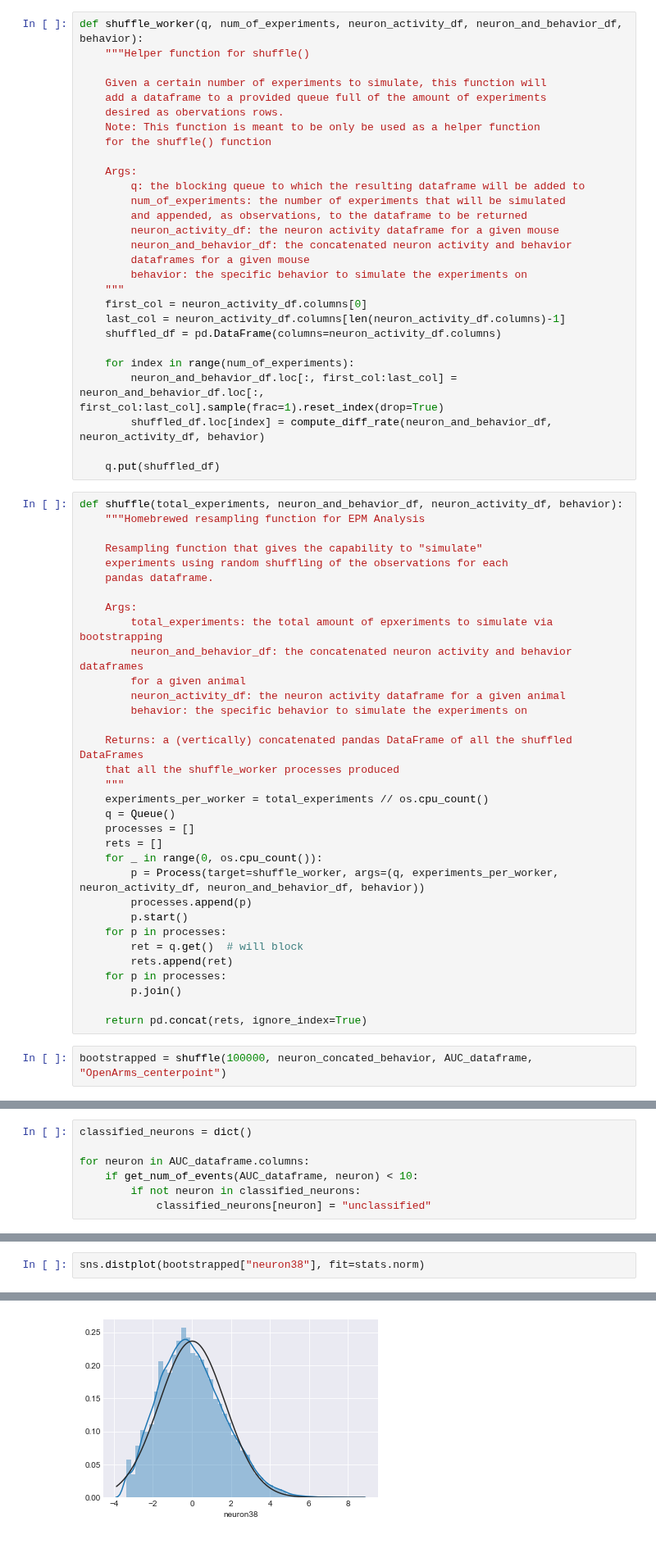
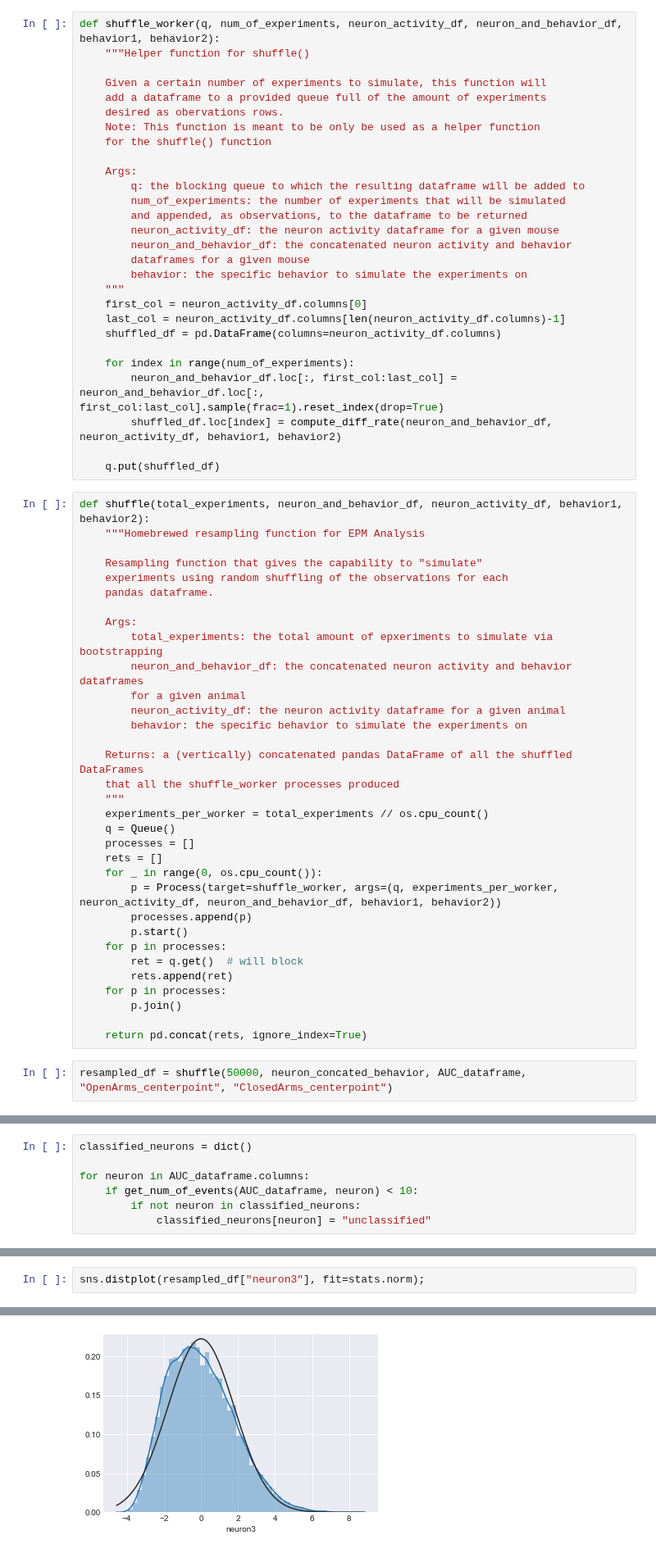
Before and after one commit to smu160/PvsNP, a Jupyter notebook: EPM_Analysis.ipynb, the cells around one changed output, grey strips where cells are left out. Shown at 82% size. Saved outputs shown, nothing was run; the diff lists cells and outputs as text.

Commit message:
Amended resampling function to work for 2 behaviors rather than just 1

```diff
--- a/EPM_Analysis.ipynb
+++ b/EPM_Analysis.ipynb
@@ -127,5 +122,5 @@ Name: neuron38, dtype: object
 # %%
-def shuffle_worker(q, num_of_experiments, neuron_activity_df, neuron_and_behavior_df, behavior):
+def shuffle_worker(q, num_of_experiments, neuron_activity_df, neuron_and_behavior_df, behavior1, behavior2):
     """Helper function for shuffle()
 
     Given a certain number of experiments to simulate, this function will
@@ -149,11 +144,11 @@ def shuffle_worker(q, num_of_experiments, neuron_activity_df, neuron_and_behavio
 
     for index in range(num_of_experiments):
         neuron_and_behavior_df.loc[:, first_col:last_col] = neuron_and_behavior_df.loc[:, first_col:last_col].sample(frac=1).reset_index(drop=True)
-        shuffled_df.loc[index] = compute_diff_rate(neuron_and_behavior_df, neuron_activity_df, behavior)
+        shuffled_df.loc[index] = compute_diff_rate(neuron_and_behavior_df, neuron_activity_df, behavior1, behavior2)
 
     q.put(shuffled_df)
 # %%
-def shuffle(total_experiments, neuron_and_behavior_df, neuron_activity_df, behavior):
+def shuffle(total_experiments, neuron_and_behavior_df, neuron_activity_df, behavior1, behavior2):
     """Homebrewed resampling function for EPM Analysis
 
     Resampling function that gives the capability to "simulate"
@@ -175,7 +170,7 @@ def shuffle(total_experiments, neuron_and_behavior_df, neuron_activity_df, behav
     processes = []
     rets = []
     for _ in range(0, os.cpu_count()):
-        p = Process(target=shuffle_worker, args=(q, experiments_per_worker, neuron_activity_df, neuron_and_behavior_df, behavior))
+        p = Process(target=shuffle_worker, args=(q, experiments_per_worker, neuron_activity_df, neuron_and_behavior_df, behavior1, behavior2))
         processes.append(p)
         p.start()
     for p in processes:
@@ -186,4 +181,4 @@ def shuffle(total_experiments, neuron_and_behavior_df, neuron_activity_df, behav
 
     return pd.concat(rets, ignore_index=True)
 # %%
-bootstrapped = shuffle(100000, neuron_concated_behavior, AUC_dataframe, "OpenArms_centerpoint")
+resampled_df = shuffle(50000, neuron_concated_behavior, AUC_dataframe, "OpenArms_centerpoint", "ClosedArms_centerpoint")
@@ -278,6 +262,6 @@ neuron56
 neuron64
 neuron65
 # %%
-sns.distplot(bootstrapped["neuron38"], fit=stats.norm)
+sns.distplot(resampled_df["neuron3"], fit=stats.norm);
 # %% [output]
 The 'normed' kwarg is deprecated, and has been replaced by the 'density' kwarg.
@@ -285,4 +268,4 @@ The 'normed' kwarg is deprecated, and has been replaced by the 'density' kwarg.
-[figure, old version]
+[figure, new version]
 # %% [markdown]
 ## TODO: for `is_neuron_selective()`, make sure implementation is sound, write-up documentation, and move to analysis_utils.py
 # %%
```
Also changed, not shown: parts of 14 cells of this notebook.
